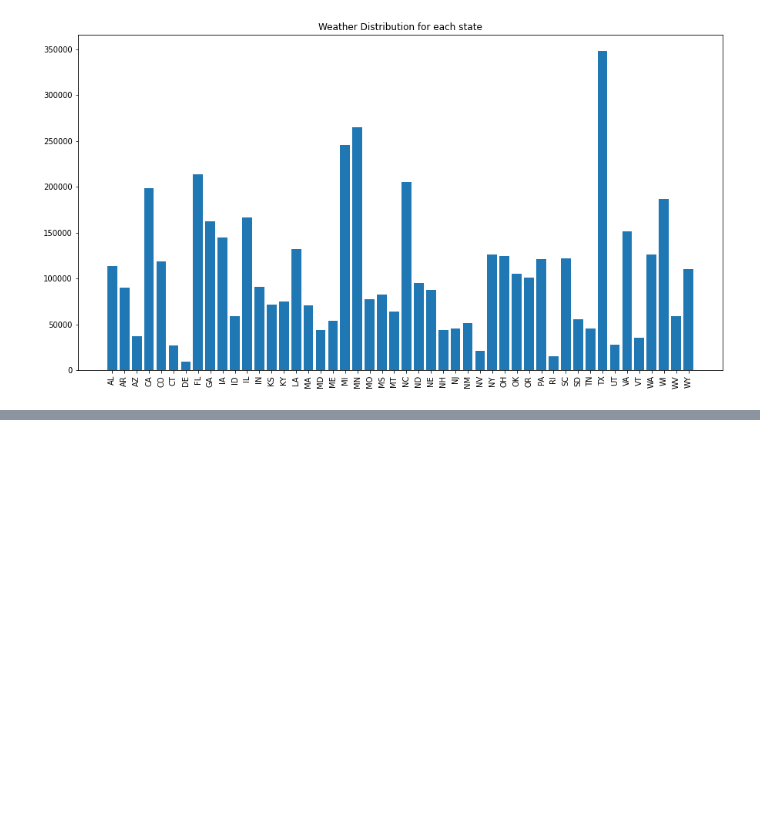
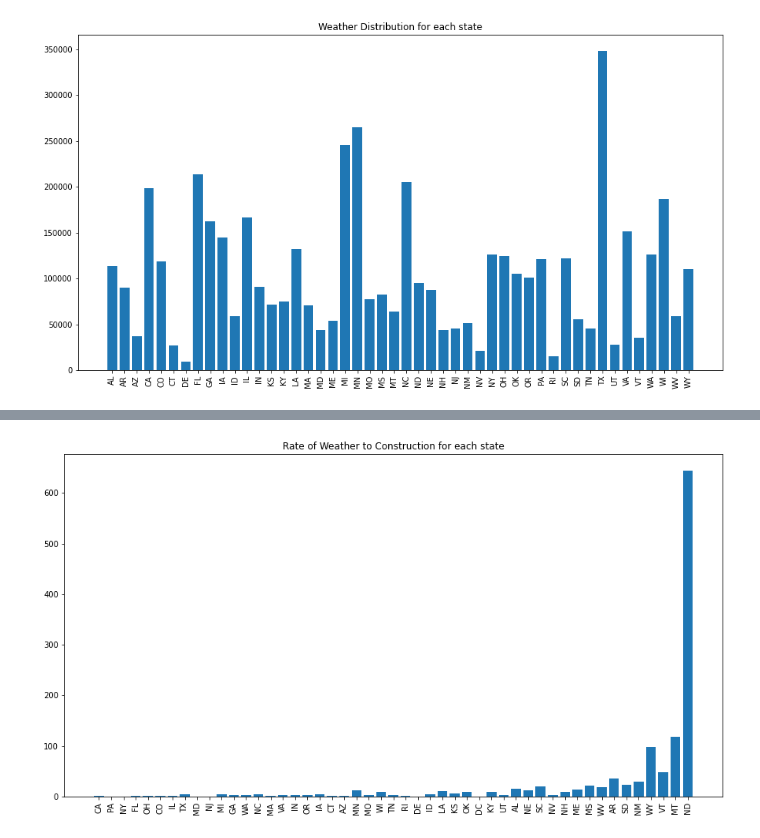
Before and after one commit to 7Amin/RoadConstructionPrediction, a Jupyter notebook: application/dataAnalysis/State-wise Construction Distribution.ipynb, the cells around one changed output, grey strips where cells are left out. Saved outputs shown, nothing was run; the diff lists cells and outputs as text; code cells hidden in the pictures; blank space fills up the shorter version.

```diff
--- a/application/dataAnalysis/State-wise Construction Distribution.ipynb
+++ b/application/dataAnalysis/State-wise Construction Distribution.ipynb
@@ -914,0 +979,8 @@ df_state_count_sorted_weather.head()
+# %%
+plt.figure(figsize= (15,8))
+plt.bar(x=df_state_count_population_construction['NewState'], height=df_state_count_population_construction["weather_to_construction"])
+a = plt.xticks(rotation = 90)
+plt.title("Rate of Weather to Construction for each state")
+plt.savefig("Rate_Weather_Construction_each_state.png")
+# %% [output]
+[figure, added]
```
Also changed, not shown: parts of 21 cells of this notebook, 3 other files.
